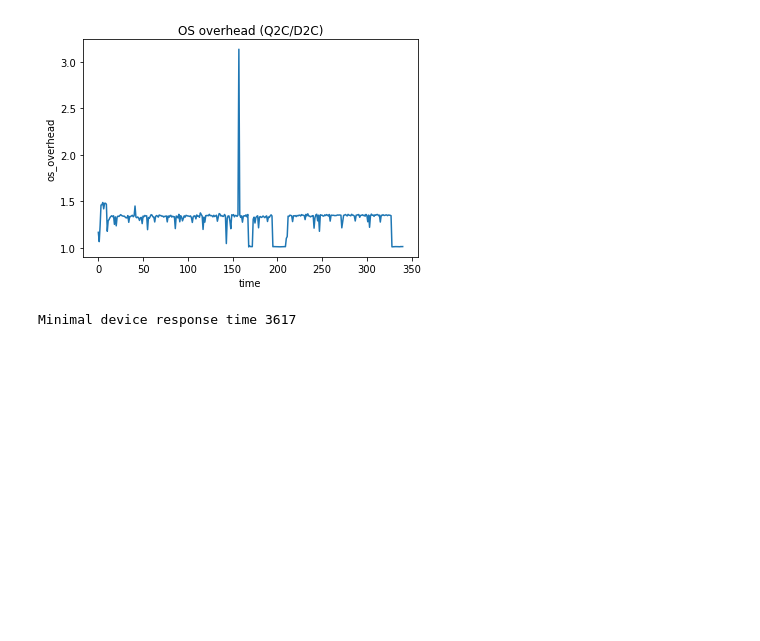
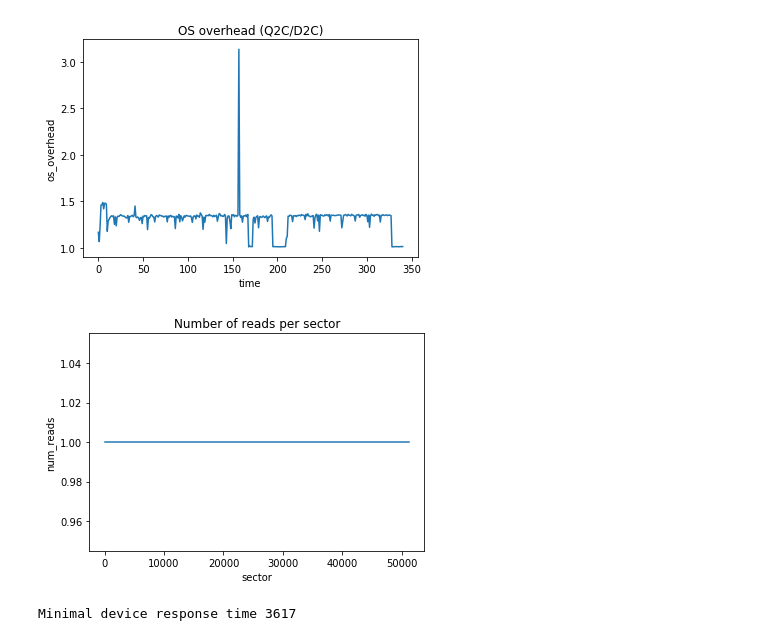
Before and after one commit to Romeus/blkparseanalyzer, a Jupyter notebook: test_analyzer.ipynb, the cells around one changed output. Saved outputs shown, nothing was run; the diff lists cells and outputs as text; code cells hidden in the pictures; blank space fills up the shorter version.

```diff
--- a/test_analyzer.ipynb
+++ b/test_analyzer.ipynb
@@ -65,3 +73,7 @@ visualize_os_overhead(analyzer.get_os_overhead())
+# %%
+visualize_sector_counts(analyzer.get_sectors_statistics())
+# %% [output]
+[figure, added]
 # %%
 # x=0, y=2
 # %%
```
Also changed, not shown: parts of 12 cells of this notebook.
